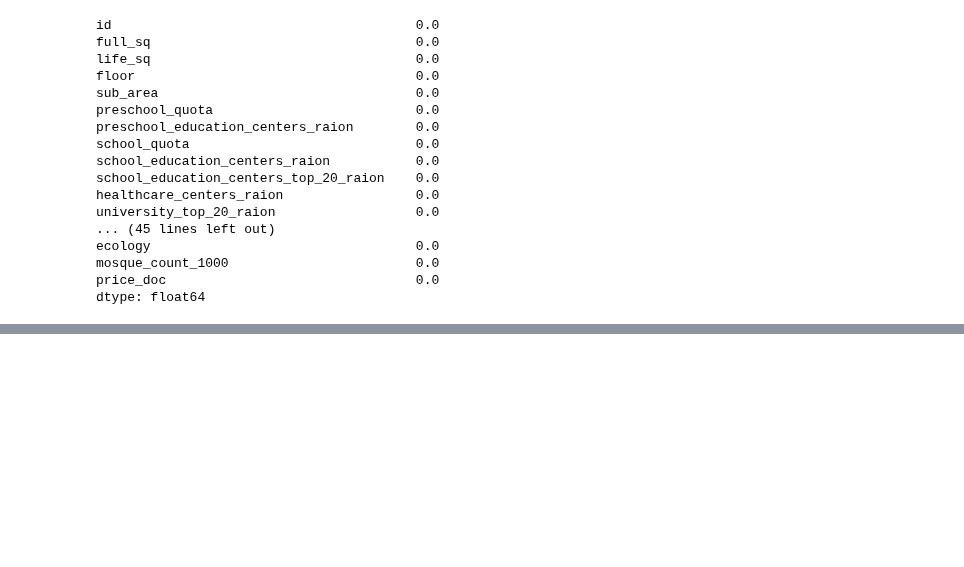
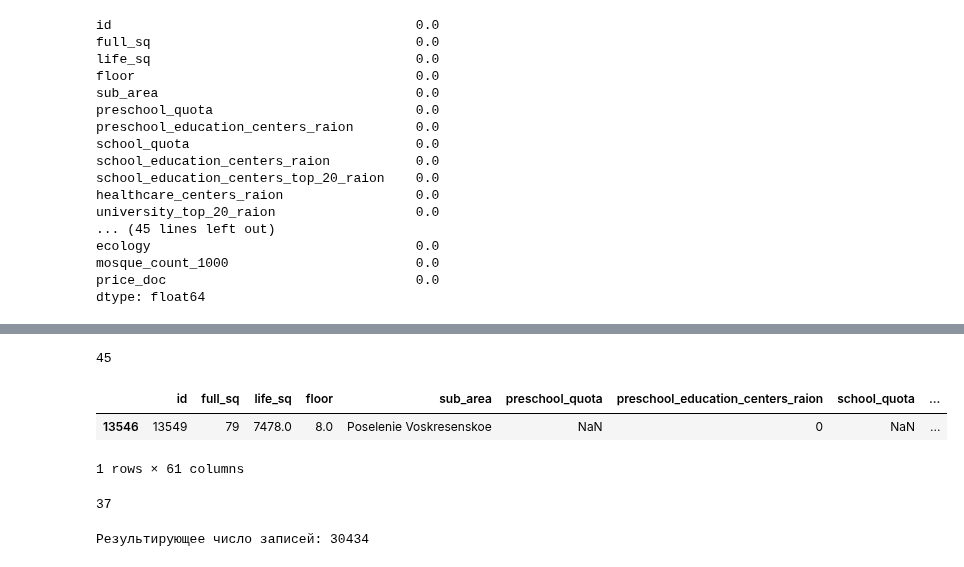
Before and after one commit to UdTatyana/SF-Data-Science, a Jupyter notebook: Skillfactory/PY_14 Очистка_данных/Theory_14.ipynb, the cells around one changed output, grey strips where cells are left out. Cells and saved outputs as stored; diff of their text form; code cells hidden in the pictures; blank space fills up the shorter version.

```diff
--- a/Skillfactory/PY_14 Очистка_данных/Theory_14.ipynb
+++ b/Skillfactory/PY_14 Очистка_данных/Theory_14.ipynb
@@ -345,0 +365,30 @@ dtype: float64
+# %%
+# Во-первых, у нас есть квартиры с нулевой жилой площадью.
+# Во-вторых, в то время как 75-й квантиль равен 43, максимум превышает 7 тысяч квадратных метров
+# Найдём число квартир с нулевой жилой площадью:
+print(sber_data[sber_data['life_sq'] == 0].shape[0])
+# %% [output]
+45
+# %%
+# Скорее всего, это аппартаменты.
+# А теперь выведем здания с жилой площадью более 7 000 квадратных метров:
+display(sber_data[sber_data['life_sq'] > 7000])
+# Выброс налицо: гигантская жилая площадь (life_sq), да ещё почти в 100 раз превышает общую площадь (full_sq)
+# %% [output]
+|  | id | full_sq | life_sq | floor | sub_area | preschool_quota | preschool_education_centers_raion | school_quota | ... |
+| 13546 | 13549 | 79 | 7478.0 | 8.0 | Poselenie Voskresenskoe | NaN | 0 | NaN | ... |
+1 rows × 61 columns
+# %%
+# Логичен вопрос: а много ли у нас таких квартир, у которых жилая площадь больше, чем суммарная?
+# Давайте проверим это с помощью фильтрации
+outliers = sber_data[sber_data['life_sq'] > sber_data['full_sq']]
+print(outliers.shape[0])
+# %% [output]
+37
+# %%
+# Подобные наблюдения уже не поддаются здравому смыслу — они являются ошибочными, и от них стоит избавиться.
+# Для этого можно воспользоваться методом drop() и удалить записи по их индексам:
+cleaned = sber_data.drop(outliers.index, axis=0)
+print(f'Результирующее число записей: {cleaned.shape[0]}')
+# %% [output]
+Результирующее число записей: 30434
```
Also changed, not shown: parts of 12 cells of this notebook.
